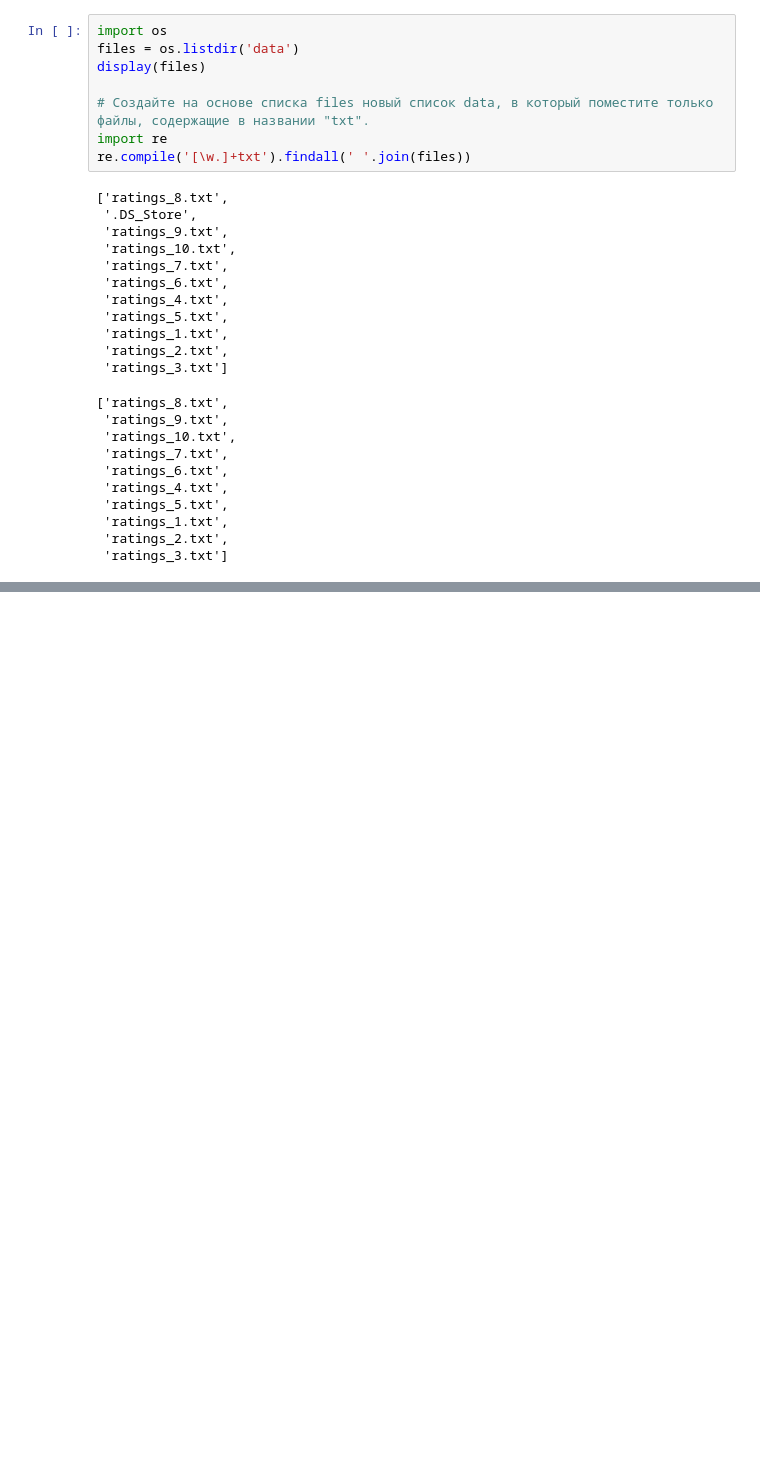
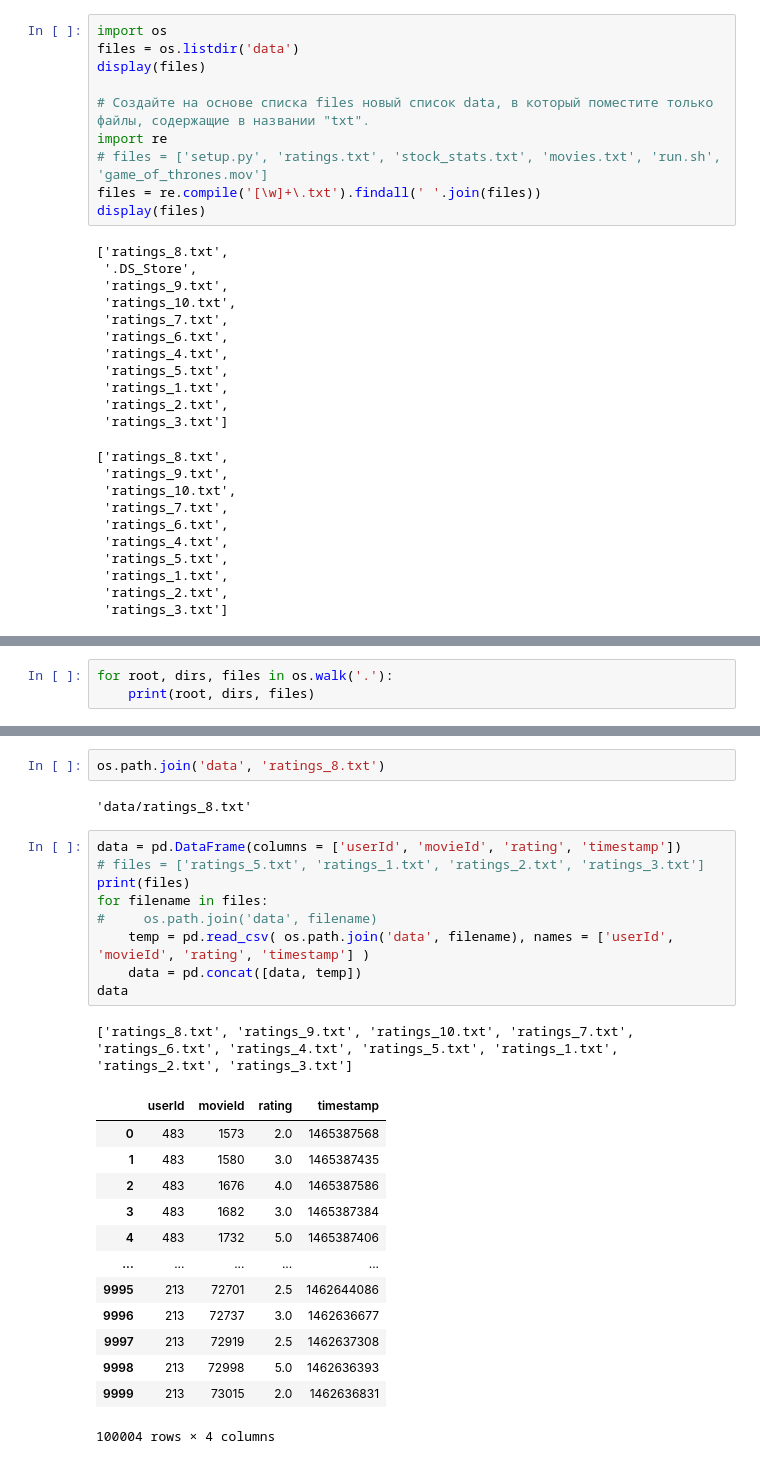
Before and after one commit to demyanchenko/skillfactory, a Jupyter notebook: Lessons_code/PYTHON-7_Mergin_tables.ipynb, the cells around one changed output, grey strips where cells are left out. Cells and saved outputs as stored; diff of their text form; blank space fills up the shorter version.

```diff
--- a/Lessons_code/PYTHON-7_Mergin_tables.ipynb
+++ b/Lessons_code/PYTHON-7_Mergin_tables.ipynb
@@ -220,7 +222,9 @@ display(files)
 
 # Создайте на основе списка files новый список data, в который поместите только файлы, содержащие в названии "txt".
 import re
-re.compile('[\w.]+txt').findall(' '.join(files))
+# files = ['setup.py', 'ratings.txt', 'stock_stats.txt', 'movies.txt', 'run.sh', 'game_of_thrones.mov']
+files = re.compile('[\w]+\.txt').findall(' '.join(files))
+display(files)
 # %% [output]
 ['ratings_8.txt',
  '.DS_Store',
@@ -245,0 +252,3 @@ re.compile('[\w.]+txt').findall(' '.join(files))
+# %%
+for root, dirs, files in os.walk('.'):
+    print(root, dirs, files)
@@ -245,0 +263,28 @@ re.compile('[\w.]+txt').findall(' '.join(files))
+# %%
+os.path.join('data', 'ratings_8.txt')
+# %% [output]
+'data/ratings_8.txt'
+# %%
+data = pd.DataFrame(columns = ['userId', 'movieId', 'rating', 'timestamp'])
+# files = ['ratings_5.txt', 'ratings_1.txt', 'ratings_2.txt', 'ratings_3.txt']
+print(files)
+for filename in files:
+#     os.path.join('data', filename)
+    temp = pd.read_csv( os.path.join('data', filename), names = ['userId', 'movieId', 'rating', 'timestamp'] )
+    data = pd.concat([data, temp])
+data
+# %% [output]
+['ratings_8.txt', 'ratings_9.txt', 'ratings_10.txt', 'ratings_7.txt', 'ratings_6.txt', 'ratings_4.txt', 'ratings_5.txt', 'ratings_1.txt', 'ratings_2.txt', 'ratings_3.txt']
+|  | userId | movieId | rating | timestamp |
+| 0 | 483 | 1573 | 2.0 | 1465387568 |
+| 1 | 483 | 1580 | 3.0 | 1465387435 |
+| 2 | 483 | 1676 | 4.0 | 1465387586 |
+| 3 | 483 | 1682 | 3.0 | 1465387384 |
+| 4 | 483 | 1732 | 5.0 | 1465387406 |
+| ... | ... | ... | ... | ... |
+| 9995 | 213 | 72701 | 2.5 | 1462644086 |
+| 9996 | 213 | 72737 | 3.0 | 1462636677 |
+| 9997 | 213 | 72919 | 2.5 | 1462637308 |
+| 9998 | 213 | 72998 | 5.0 | 1462636393 |
+| 9999 | 213 | 73015 | 2.0 | 1462636831 |
+100004 rows × 4 columns
```
Also changed, not shown: parts of 7 cells of this notebook.
